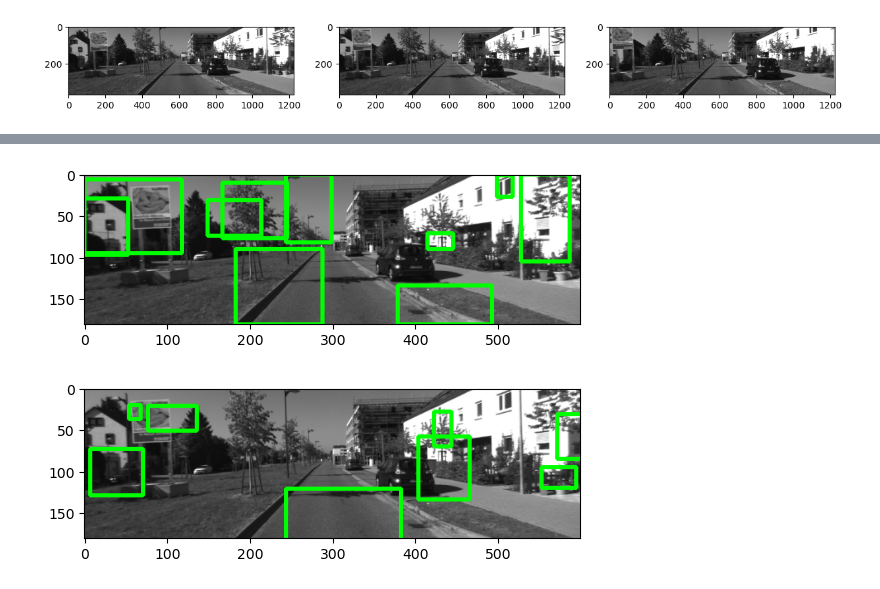
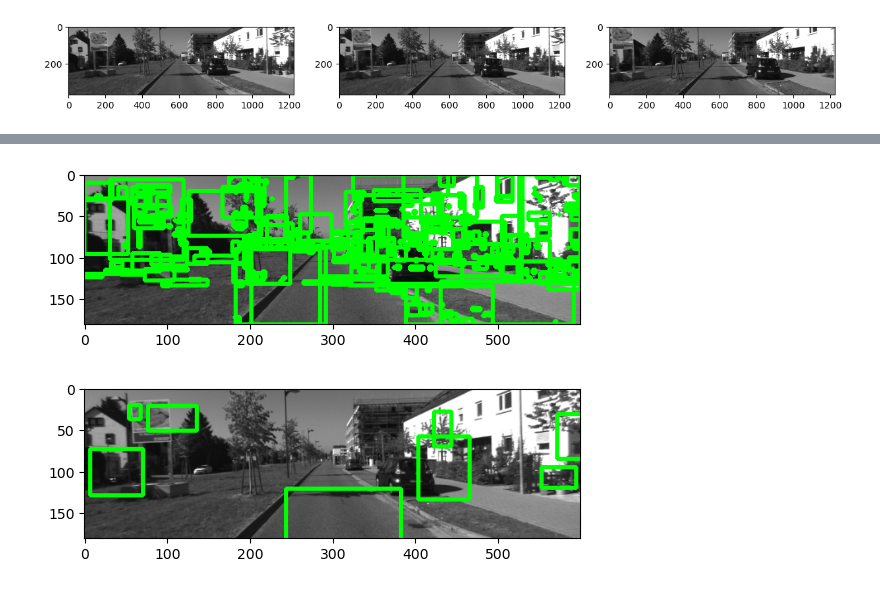
Before and after one commit to hang-yin/RoI-bounded-Visual-Odometry, a Jupyter notebook: experiment/roi.ipynb, the cells around one changed output, grey strips where cells are left out. Cells and saved outputs as stored; diff of their text form; code cells hidden in the pictures.

```diff
--- a/experiment/roi.ipynb
+++ b/experiment/roi.ipynb
@@ -65,34 +65,34 @@ plt.show()
 # %%
 rois = []
 for contour in contours:
     # filter contours by area
     area = cv2.contourArea(contour)
-    if area > 100.0:
-        x, y, w, h = cv2.boundingRect(contour)
-        rois.append([x, y, w, h])
+    # if area > 100.0:
+    x, y, w, h = cv2.boundingRect(contour)
+    rois.append([x, y, w, h])
 """
 # get rid of smaller rois that are inside larger ones
 rois = np.array(rois)
 rois = rois[np.argsort(rois[:, 2] * rois[:, 3])][::-1]
 rois = rois.tolist()
 for i in range(len(rois)):
     for j in range(i + 1, len(rois)):
         if rois[i] is not None and rois[j] is not None:
             x1, y1, w1, h1 = rois[i]
             x2, y2, w2, h2 = rois[j]
             if x1 >= x2 and y1 >= y2 and (x1 + w1) <= (x2 + w2) and (y1 + h1) <= (y2 + h2):
                 rois[i] = None
 rois = [roi for roi in rois if roi is not None]
 # show the rois
 """
 img1_rois = img1.copy()
 for roi in rois:
     x, y, w, h = roi
     cv2.rectangle(img1_rois, (x, y), (x + w, y + h), (0, 255, 0), 3)
 plt.imshow(img1_rois)
 plt.show()
 # %% [output]
-[figure, old version]
+[figure, new version]
 # %%
 # package the above code into a class
 class ROI:
```
Also changed, not shown: parts of 2 cells of this notebook, 6 other files.
